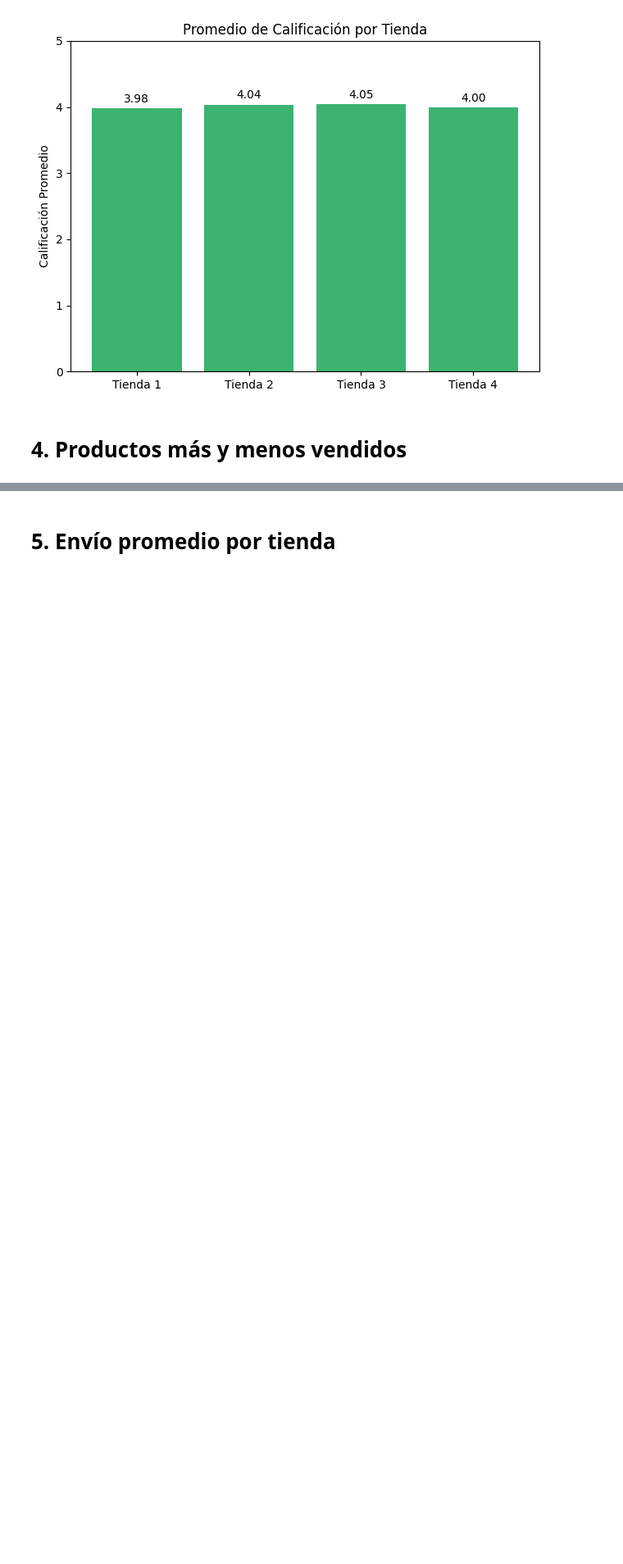
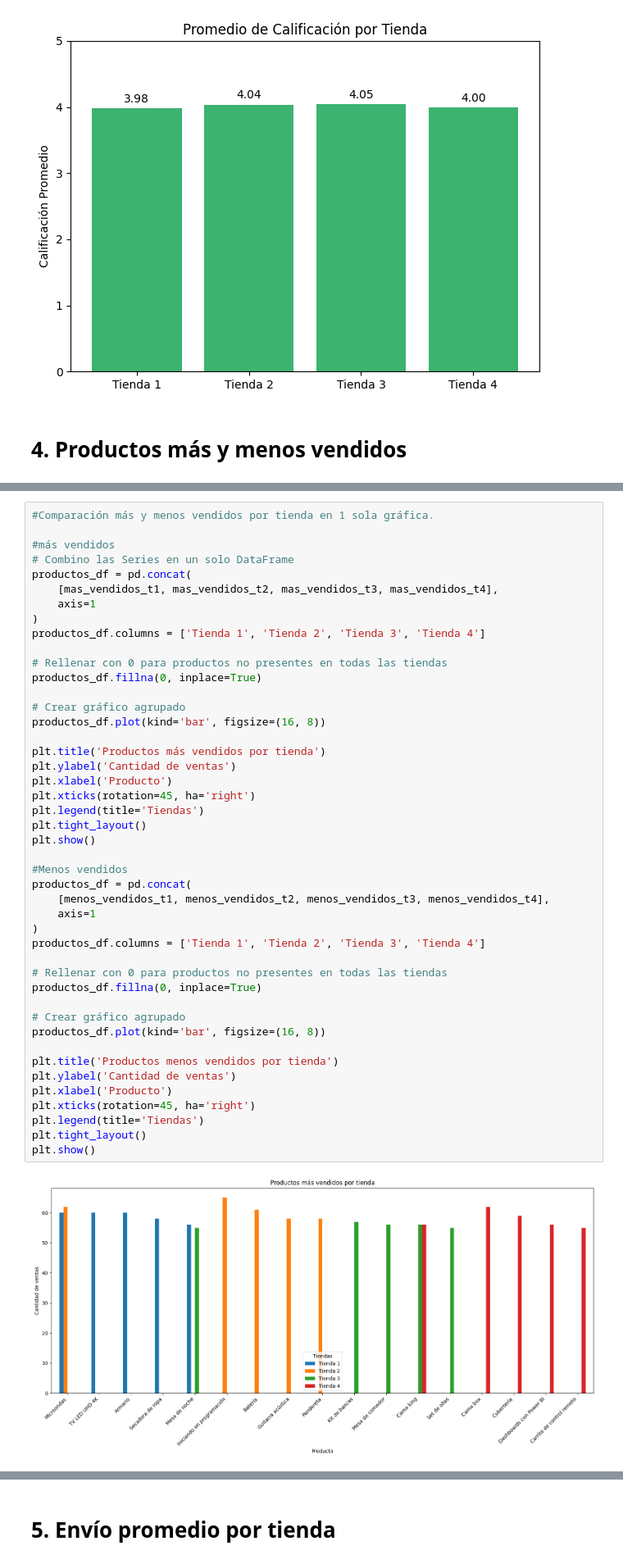
Before and after one commit to DaniBntz/AluraStore, a Jupyter notebook: Challenge_AluraStoreLatam.ipynb, the cells around one changed output, grey strips where cells are left out. Shown: that part at 82% size. Saved outputs shown, nothing was run; the diff lists cells and outputs as text; blank space fills up the shorter version.

```diff
--- a/Challenge_AluraStoreLatam.ipynb
+++ b/Challenge_AluraStoreLatam.ipynb
@@ -275,0 +360,47 @@ plt.show()
+# %%
+#Comparación más y menos vendidos por tienda en 1 sola gráfica.
+
+#más vendidos
+# Combino las Series en un solo DataFrame
+productos_df = pd.concat(
+    [mas_vendidos_t1, mas_vendidos_t2, mas_vendidos_t3, mas_vendidos_t4],
+    axis=1
+)
+productos_df.columns = ['Tienda 1', 'Tienda 2', 'Tienda 3', 'Tienda 4']
+
+# Rellenar con 0 para productos no presentes en todas las tiendas
+productos_df.fillna(0, inplace=True)
+
+# Crear gráfico agrupado
+productos_df.plot(kind='bar', figsize=(16, 8))
+
+plt.title('Productos más vendidos por tienda')
+plt.ylabel('Cantidad de ventas')
+plt.xlabel('Producto')
+plt.xticks(rotation=45, ha='right')
+plt.legend(title='Tiendas')
+plt.tight_layout()
+plt.show()
+
+#Menos vendidos
+productos_df = pd.concat(
+    [menos_vendidos_t1, menos_vendidos_t2, menos_vendidos_t3, menos_vendidos_t4],
+    axis=1
+)
+productos_df.columns = ['Tienda 1', 'Tienda 2', 'Tienda 3', 'Tienda 4']
+
+# Rellenar con 0 para productos no presentes en todas las tiendas
+productos_df.fillna(0, inplace=True)
+
+# Crear gráfico agrupado
+productos_df.plot(kind='bar', figsize=(16, 8))
+
+plt.title('Productos menos vendidos por tienda')
+plt.ylabel('Cantidad de ventas')
+plt.xlabel('Producto')
+plt.xticks(rotation=45, ha='right')
+plt.legend(title='Tiendas')
+plt.tight_layout()
+plt.show()
+# %% [output]
+[figure, added]
```
Also changed, not shown: parts of 4 cells of this notebook.
